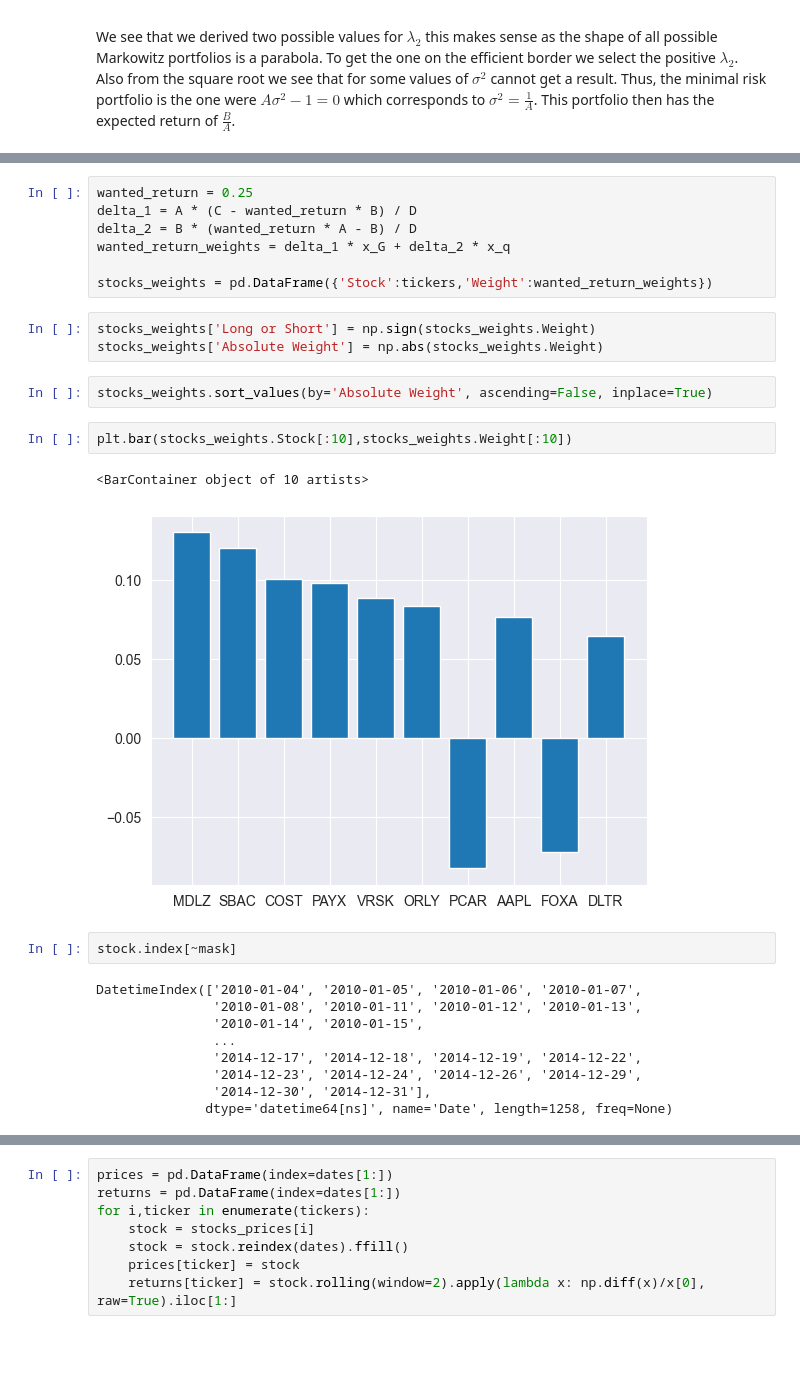
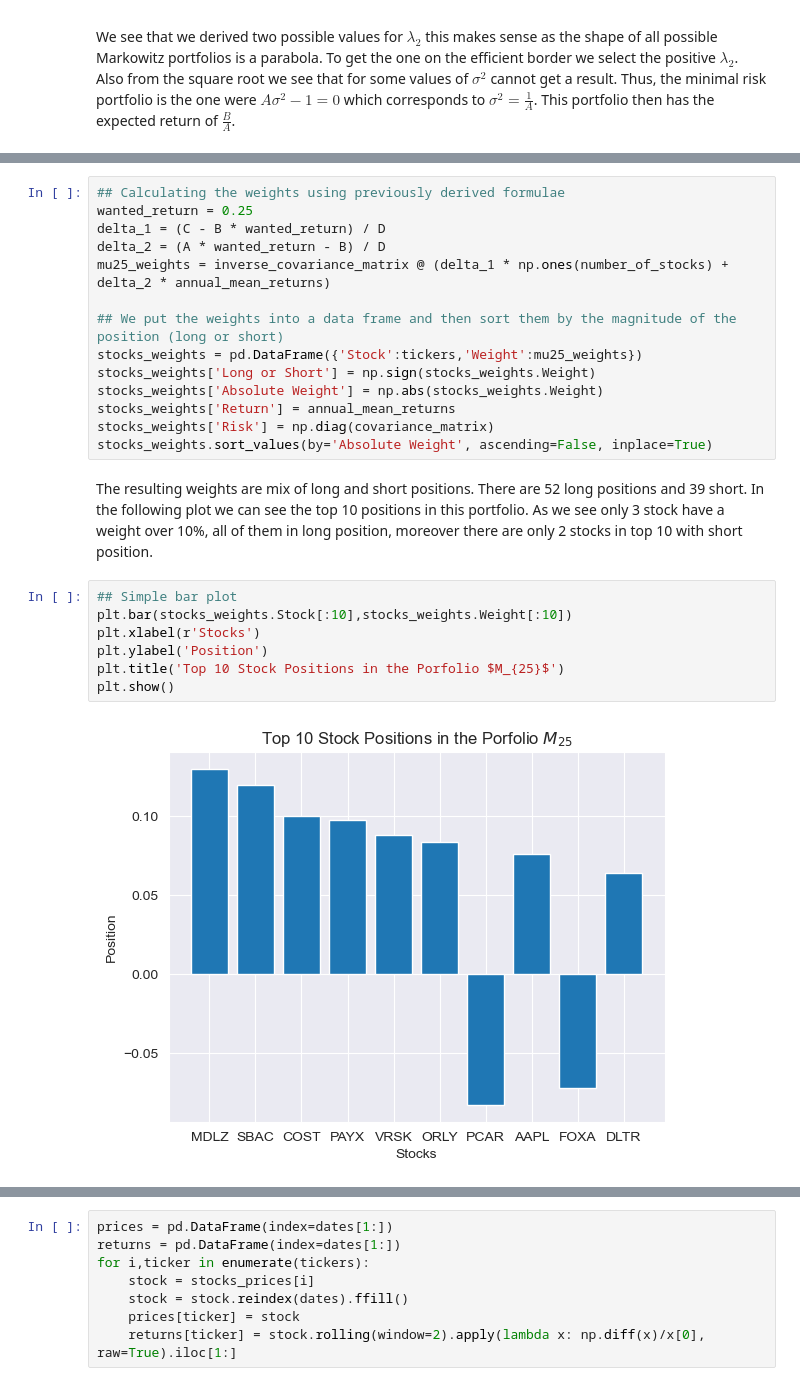
Before and after one commit to Maertine/PersonalPortfolio, a Jupyter notebook: MarkowitzModels-Nasdaq100/Notebook.ipynb, the cells around one changed output, grey strips where cells are left out. Saved outputs shown, nothing was run; the diff lists cells and outputs as text; blank space fills up the shorter version.

```diff
--- a/MarkowitzModels-Nasdaq100/Notebook.ipynb
+++ b/MarkowitzModels-Nasdaq100/Notebook.ipynb
@@ -476,28 +482,25 @@ plt.show()
 # %%
+## Calculating the weights using previously derived formulae
 wanted_return = 0.25
-delta_1 = A * (C - wanted_return * B) / D
-delta_2 = B * (wanted_return * A - B) / D
-wanted_return_weights = delta_1 * x_G + delta_2 * x_q
+delta_1 = (C - B * wanted_return) / D
+delta_2 = (A * wanted_return - B) / D
+mu25_weights = inverse_covariance_matrix @ (delta_1 * np.ones(number_of_stocks) + delta_2 * annual_mean_returns)
 
-stocks_weights = pd.DataFrame({'Stock':tickers,'Weight':wanted_return_weights})
+## We put the weights into a data frame and then sort them by the magnitude of the position (long or short)
+stocks_weights = pd.DataFrame({'Stock':tickers,'Weight':mu25_weights})
+stocks_weights['Long or Short'] = np.sign(stocks_weights.Weight)
+stocks_weights['Absolute Weight'] = np.abs(stocks_weights.Weight)
+stocks_weights['Return'] = annual_mean_returns
+stocks_weights['Risk'] = np.diag(covariance_matrix)
+stocks_weights.sort_values(by='Absolute Weight', ascending=False, inplace=True)
-# %%
-stocks_weights['Long or Short'] = np.sign(stocks_weights.Weight)
-stocks_weights['Absolute Weight'] = np.abs(stocks_weights.Weight)
-# %%
-stocks_weights.sort_values(by='Absolute Weight', ascending=False, inplace=True)
+# %% [markdown]
+The resulting weights are mix of long and short positions. There are 52 long positions and 39 short. In the following plot we can see the top 10 positions in this portfolio. As we see only 3 stock have a weight over 10%, all of them in long position, moreover there are only 2 stocks in top 10 with short position.
 # %%
+## Simple bar plot
 plt.bar(stocks_weights.Stock[:10],stocks_weights.Weight[:10])
+plt.xlabel(r'Stocks')
+plt.ylabel('Position')
+plt.title('Top 10 Stock Positions in the Porfolio $M_{25}$')
+plt.show()
 # %% [output]
-<BarContainer object of 10 artists>
-[figure, old version]
+[figure, new version]
-# %%
-stock.index[~mask]
-# %% [output]
-DatetimeIndex(['2010-01-04', '2010-01-05', '2010-01-06', '2010-01-07',
-               '2010-01-08', '2010-01-11', '2010-01-12', '2010-01-13',
-               '2010-01-14', '2010-01-15',
-               ...
-               '2014-12-17', '2014-12-18', '2014-12-19', '2014-12-22',
-               '2014-12-23', '2014-12-24', '2014-12-26', '2014-12-29',
-               '2014-12-30', '2014-12-31'],
-              dtype='datetime64[ns]', name='Date', length=1258, freq=None)
```
Also changed, not shown: parts of 62 cells of this notebook.
